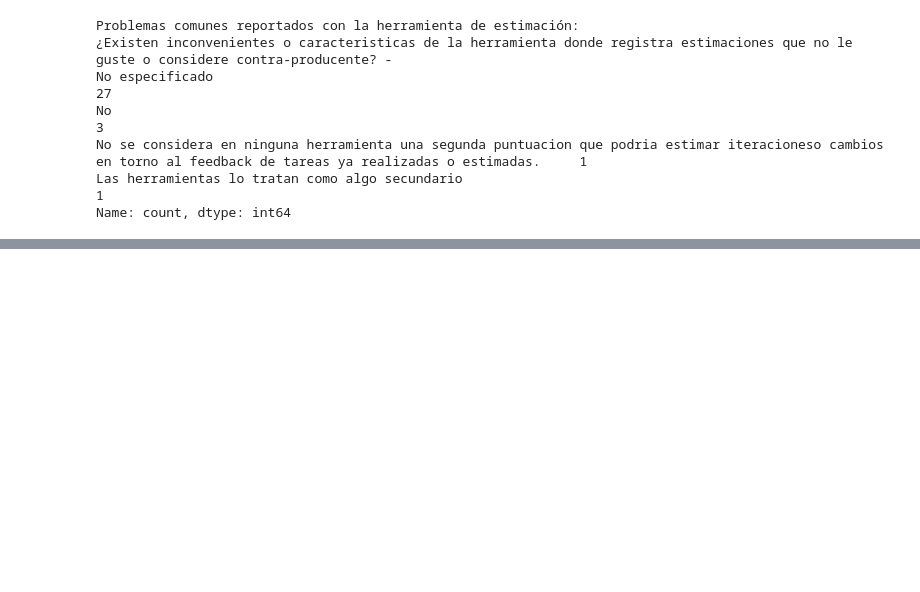
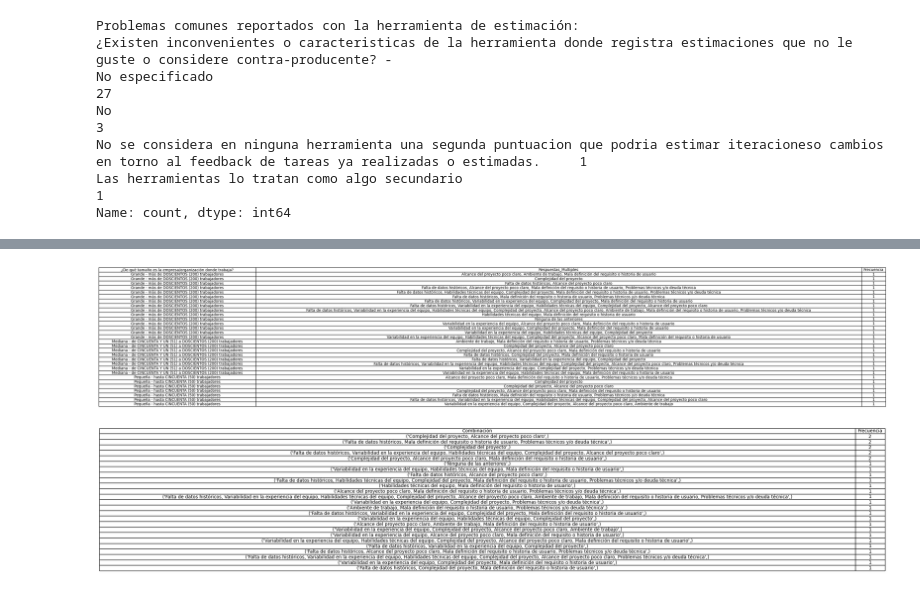
Before and after one commit to MachuaninEzequiel/CINAPTIC-estimacion, a Jupyter notebook: Analisis_Estimacion_Agil.ipynb, the cells around one changed output, grey strips where cells are left out. Drawn from its saved outputs; the diff is of its cells as text; code cells hidden in the pictures; blank space fills up the shorter version.

```diff
--- a/Analisis_Estimacion_Agil.ipynb
+++ b/Analisis_Estimacion_Agil.ipynb
@@ -189,0 +255,56 @@ Name: count, dtype: int64
+# %%
+columna1 = '¿De qué tamaño es la empresa/organización donde trabaja?'
+columna2 = '¿Cuáles considera que son los principales factores internos que afectan la precisión de las estimaciones en su equipo? (Seleccione todas las opciones que apliquen)'
+
+
+# Desglosar las respuestas múltiples en listas
+data['Respuestas_Multiples'] = data[columna2].str.split(';')
+
+# Crear combinaciones únicas para cada fila (ignorar el orden)
+data['Combinaciones'] = data['Respuestas_Multiples'].apply(
+    lambda x: tuple(sorted(x)) if isinstance(x, list) else x
+)
+
+# Contar frecuencias de combinaciones de respuestas múltiples
+combinaciones_mult = Counter(data['Combinaciones'].dropna())
+
+# Crear el DataFrame de combinaciones más frecuentes
+df_combinaciones = pd.DataFrame(combinaciones_mult.items(), columns=['Combinación', 'Frecuencia']).sort_values(by='Frecuencia', ascending=False)
+
+# Contar las frecuencias de las combinaciones entre columna1 y columna2
+combinaciones = data.explode('Respuestas_Multiples').groupby([columna1, 'Respuestas_Multiples']).size().reset_index(name='Frecuencia')
+
+# Mostrar conteo de interacciones en formato tabla
+fig, ax = plt.subplots(figsize=(10, 4))
+ax.axis('tight')
+ax.axis('off')
+table = ax.table(
+    cellText=combinaciones.values,
+    colLabels=combinaciones.columns,
+    cellLoc='center',
+    loc='center'
+)
+table.auto_set_font_size(False)
+table.set_fontsize(10)
+table.auto_set_column_width(col=list(range(len(combinaciones.columns))))
+#plt.title(f"Conteo de interacciones entre {columna1} y {columna2}")
+plt.show()
+
+# Mostrar combinaciones de respuestas múltiples más comunes en formato tabla
+fig, ax = plt.subplots(figsize=(10, 4))
+ax.axis('tight')
+ax.axis('off')
+table = ax.table(
+    cellText=df_combinaciones.values,
+    colLabels=df_combinaciones.columns,
+    cellLoc='center',
+    loc='center'
+)
+table.auto_set_font_size(False)
+table.set_fontsize(10)
+table.auto_set_column_width(col=list(range(len(df_combinaciones.columns))))
+#plt.title("Combinaciones de respuestas múltiples más comunes")
+plt.show()
+# %% [output]
+[figure, added]
+[figure, added]
```
Also changed, not shown: parts of 4 cells of this notebook, 1 other file.
